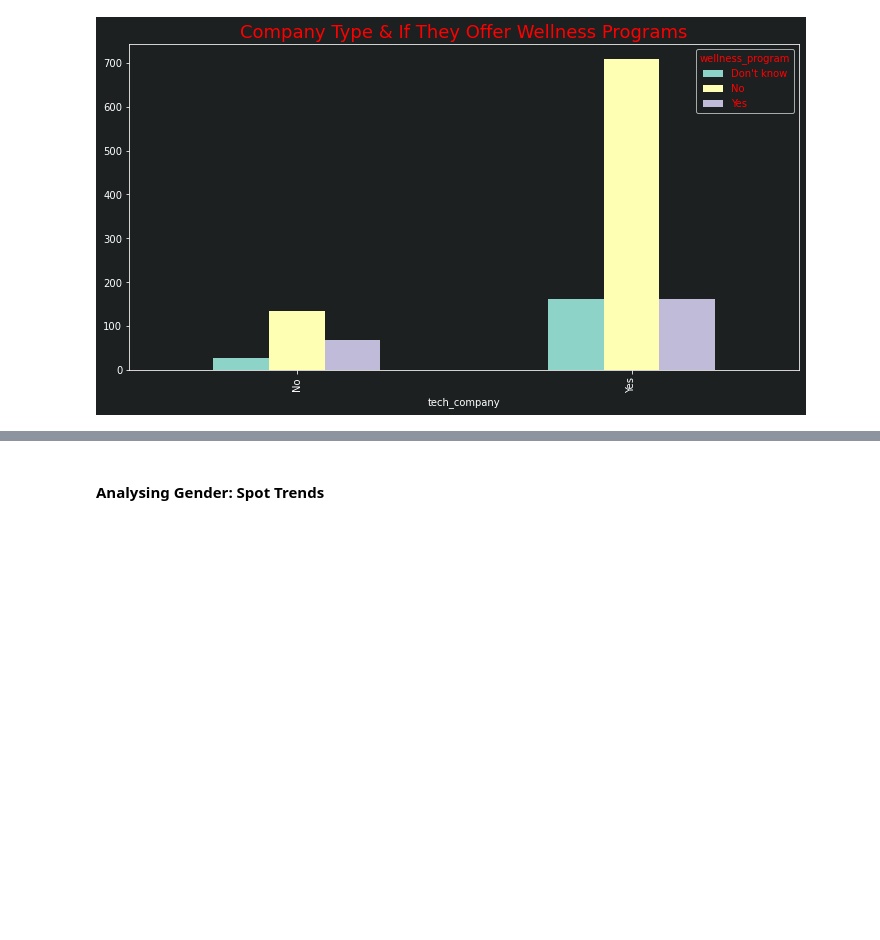
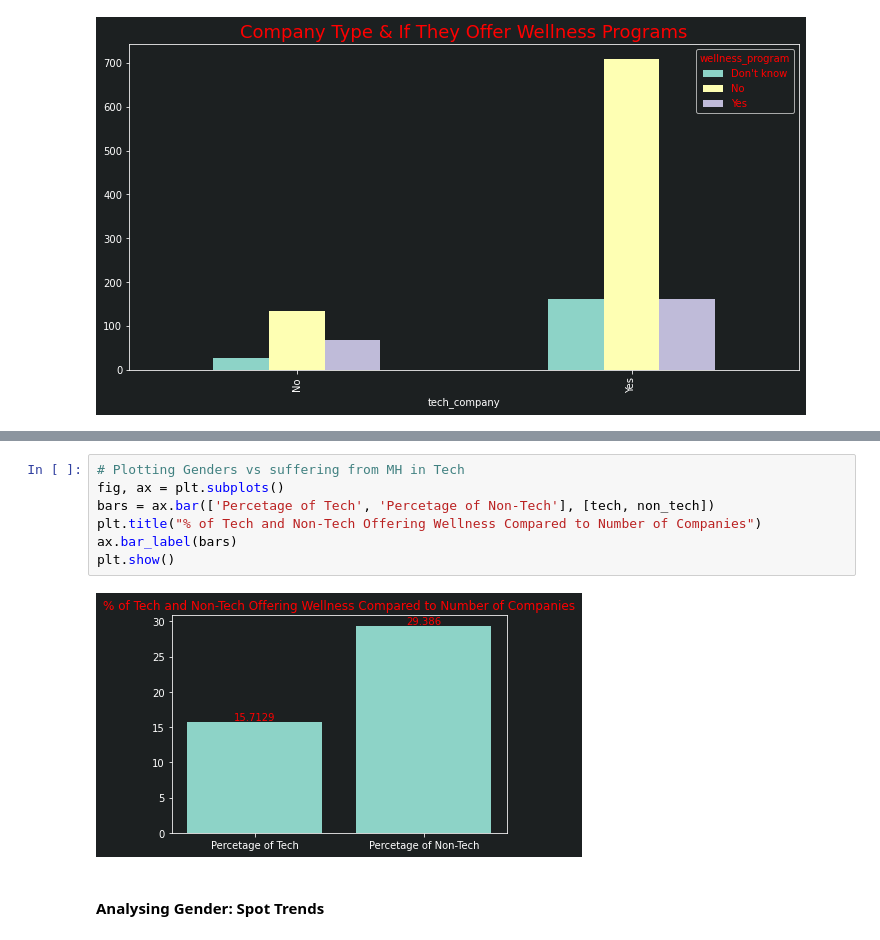
Before and after one commit to MohammedRizwan-1/Project-A-, a Jupyter notebook: Mental_health_in_tech_code-Rizwan's Working Copy.ipynb, the cells around one changed output, grey strips where cells are left out. Drawn from its saved outputs; the diff is of its cells as text; blank space fills up the shorter version.

```diff
--- a/Mental_health_in_tech_code-Rizwan's Working Copy.ipynb
+++ b/Mental_health_in_tech_code-Rizwan's Working Copy.ipynb
@@ -197,3 +197,12 @@ print(f' ------------------------------------------------------------- ')
+# %%
+# Plotting Genders vs suffering from MH in Tech
+fig, ax = plt.subplots()
+bars = ax.bar(['Percetage of Tech', 'Percetage of Non-Tech'], [tech, non_tech])
+plt.title("% of Tech and Non-Tech Offering Wellness Compared to Number of Companies")
+ax.bar_label(bars)
+plt.show()
+# %% [output]
+[figure, added]
 # %% [markdown]
 #### Analysing Gender: Spot Trends
 # %%
```
Also changed, not shown: parts of 4 cells of this notebook, 1 other file.
